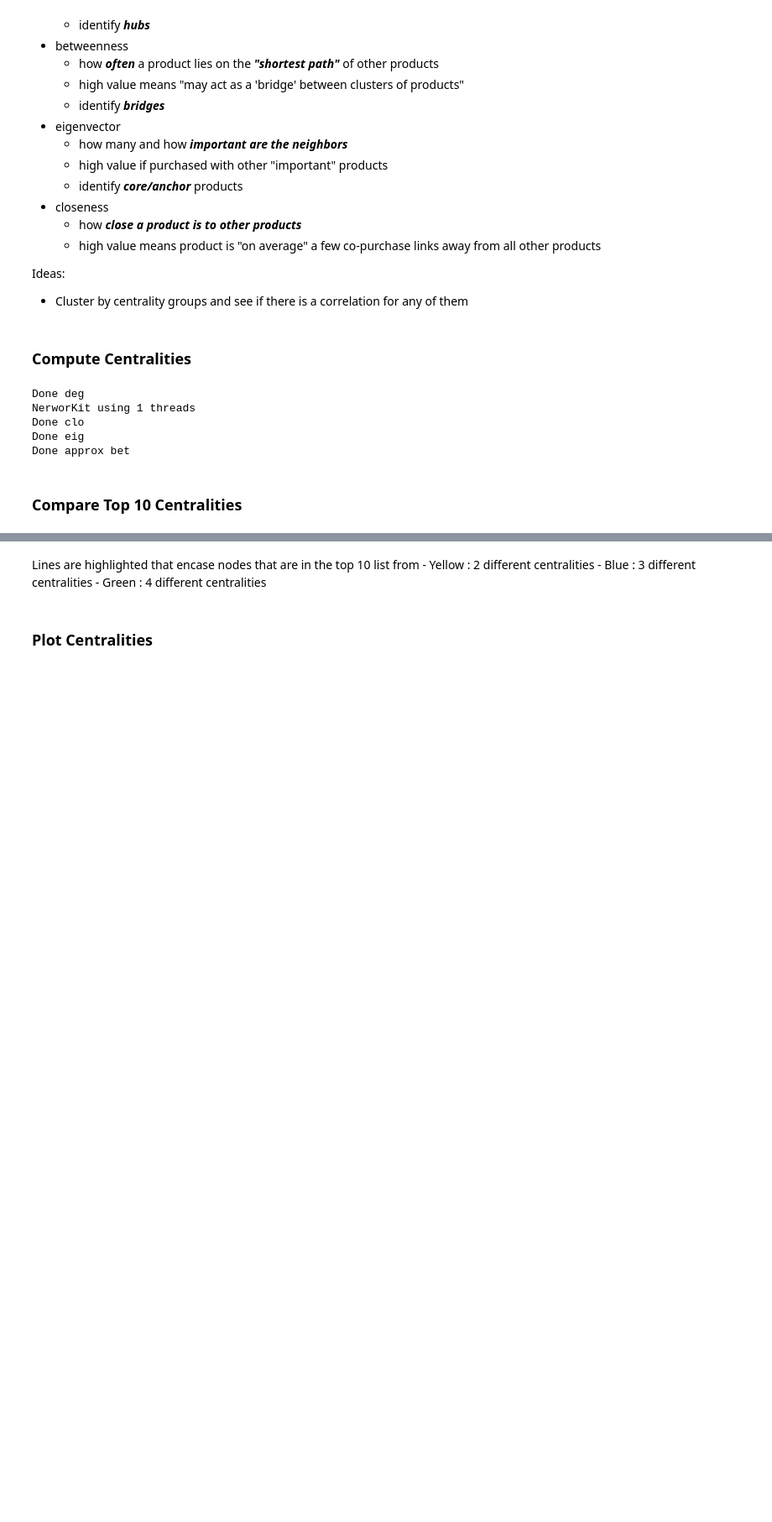
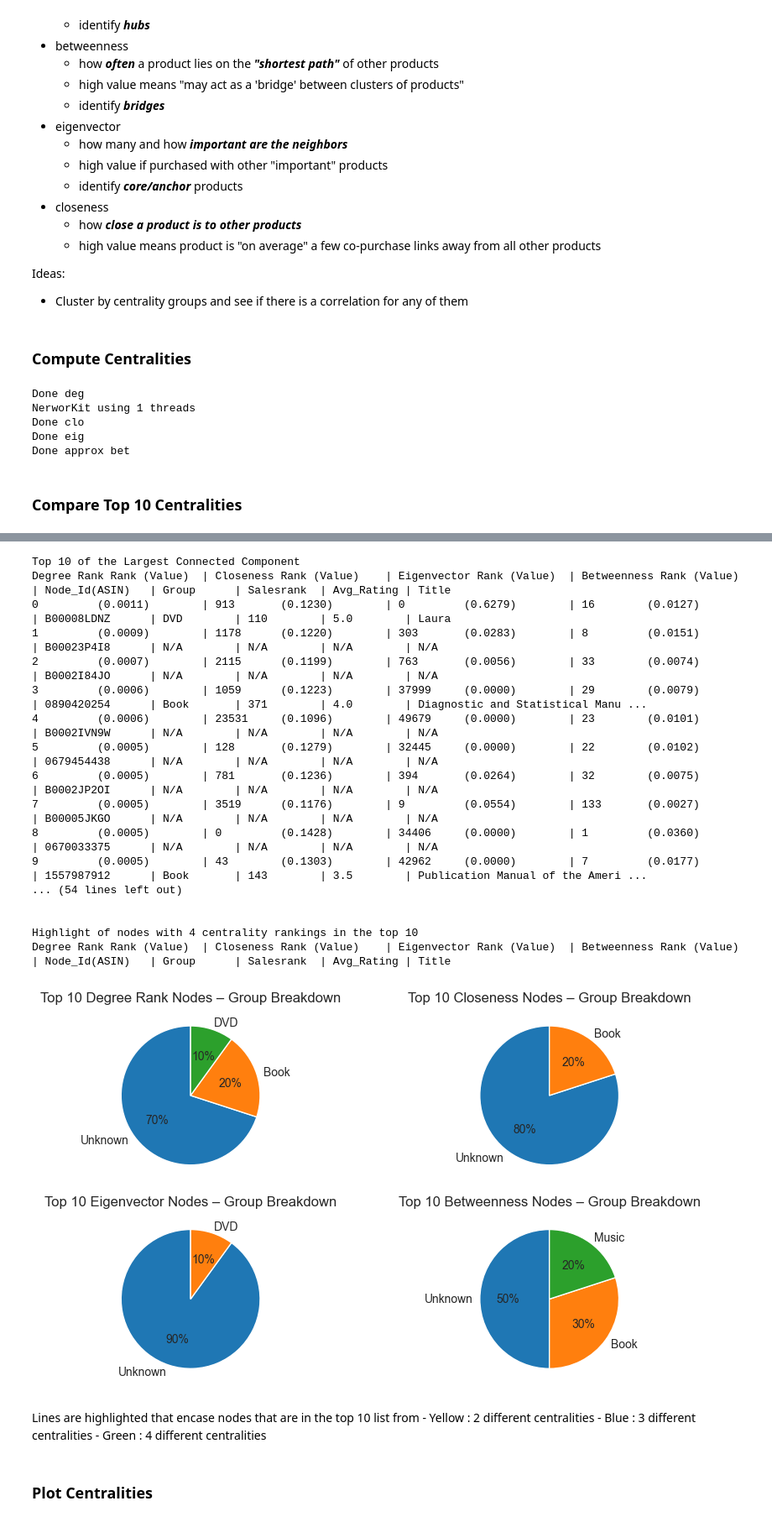
Before and after one commit to ICook094/CS5483_FinalProject, a Jupyter notebook: main.ipynb, the cells around one changed output, grey strips where cells are left out. Shown at 84% size. Saved outputs shown, nothing was run; the diff lists cells and outputs as text; code cells hidden in the pictures; blank space fills up the shorter version.

```diff
--- a/main.ipynb
+++ b/main.ipynb
@@ -340,20 +378,19 @@ Ideas:
 # %% [markdown]
 ### Compute Centralities
 # %%
-# Degree
-cen_lgroup_deg = nx.degree_centrality(G_group_largest)
-print("Done deg")
-
-
 """
-    Exchange networkX methods for a faster method -> NetworKit
+    For all but Degree exchange networkX methods for a faster method -> NetworKit
 
     NetworKit
         - python package compiled with C++ core
 
-    returns list of closeness, eigenvector, betweeness of nx_graph nodes
+    returns list of degree, closeness, eigenvector, betweeness of nx_graph nodes
 """
-def centralities_networkit(G):
+def compute_cents(G):
+    # Degree
+    deg = nx.degree_centrality(G)
+    print("Done deg")
+
     nodes = list(G.nodes())
     num_nodes = len(nodes)
     # Create maps so that we can flip between nx and nk graphs while keeping track of which node is which
@@ -427,10 +464,11 @@ def centralities_networkit(G):
     eig_nx = dict(zip(nodes, eig_nk_scores))
     bet_nx = dict(zip(nodes, bet_nk_scores))
 
-    # Revert back to nx graph nodes
-    return clo_nx, eig_nx, bet_nx
+    # Return centrality dicts
+    return deg, clo_nx, eig_nx, bet_nx
 
-cen_lgroup_clo, cen_lgroup_eig, cen_lgroup_bet = centralities_networkit(G_group_largest)
+# cen_lgroup_deg, cen_lgroup_clo, cen_lgroup_eig, cen_lgroup_bet = compute_cents(G_group_largest)
+cen_deg, cen_clo, cen_eig, cen_bet = compute_cents(G_largest)
 # %% [output]
 Done deg
 NerworKit using 1 threads
@@ -516,3 +642,25 @@ Degree Rank Rank (Value)  | Closeness Rank (Value)    | Eigenvector Rank (Value)
+# %%
+print("Top 10 of the Largest Connected Component")
+top_10_cents(cen_deg, cen_clo, cen_eig, cen_bet)
+# %% [output]
+Top 10 of the Largest Connected Component
+Degree Rank Rank (Value)  | Closeness Rank (Value)    | Eigenvector Rank (Value)  | Betweenness Rank (Value)  | Node_Id(ASIN)   | Group      | Salesrank  | Avg_Rating | Title
+0         (0.0011)        | 913       (0.1230)        | 0         (0.6279)        | 16        (0.0127)        | B00008LDNZ      | DVD        | 110        | 5.0        | Laura
+1         (0.0009)        | 1178      (0.1220)        | 303       (0.0283)        | 8         (0.0151)        | B00023P4I8      | N/A        | N/A        | N/A        | N/A
+2         (0.0007)        | 2115      (0.1199)        | 763       (0.0056)        | 33        (0.0074)        | B0002I84JO      | N/A        | N/A        | N/A        | N/A
+3         (0.0006)        | 1059      (0.1223)        | 37999     (0.0000)        | 29        (0.0079)        | 0890420254      | Book       | 371        | 4.0        | Diagnostic and Statistical Manu ...
+4         (0.0006)        | 23531     (0.1096)        | 49679     (0.0000)        | 23        (0.0101)        | B0002IVN9W      | N/A        | N/A        | N/A        | N/A
+5         (0.0005)        | 128       (0.1279)        | 32445     (0.0000)        | 22        (0.0102)        | 0679454438      | N/A        | N/A        | N/A        | N/A
+6         (0.0005)        | 781       (0.1236)        | 394       (0.0264)        | 32        (0.0075)        | B0002JP2OI      | N/A        | N/A        | N/A        | N/A
+7         (0.0005)        | 3519      (0.1176)        | 9         (0.0554)        | 133       (0.0027)        | B00005JKGO      | N/A        | N/A        | N/A        | N/A
+8         (0.0005)        | 0         (0.1428)        | 34406     (0.0000)        | 1         (0.0360)        | 0670033375      | N/A        | N/A        | N/A        | N/A
+9         (0.0005)        | 43        (0.1303)        | 42962     (0.0000)        | 7         (0.0177)        | 1557987912      | Book       | 143        | 3.5        | Publication Manual of the Ameri ...
+... (54 lines left out)
+
+
+Highlight of nodes with 4 centrality rankings in the top 10
+Degree Rank Rank (Value)  | Closeness Rank (Value)    | Eigenvector Rank (Value)  | Betweenness Rank (Value)  | Node_Id(ASIN)   | Group      | Salesrank  | Avg_Rating | Title
+[figure, added]
 # %% [markdown]
 Lines are highlighted that encase nodes that are in the top 10 list from
     - Yellow : 2 different centralities
```
Also changed, not shown: parts of 14 cells of this notebook.
